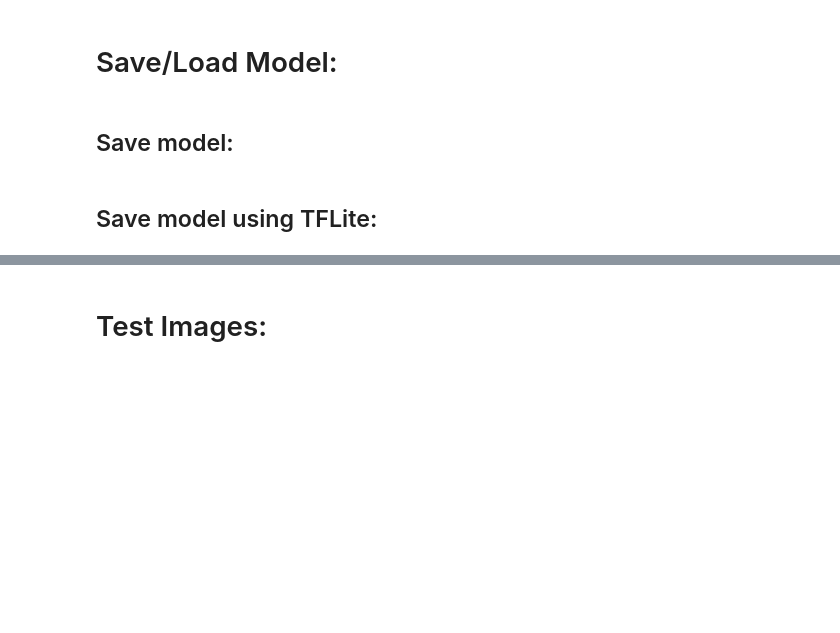
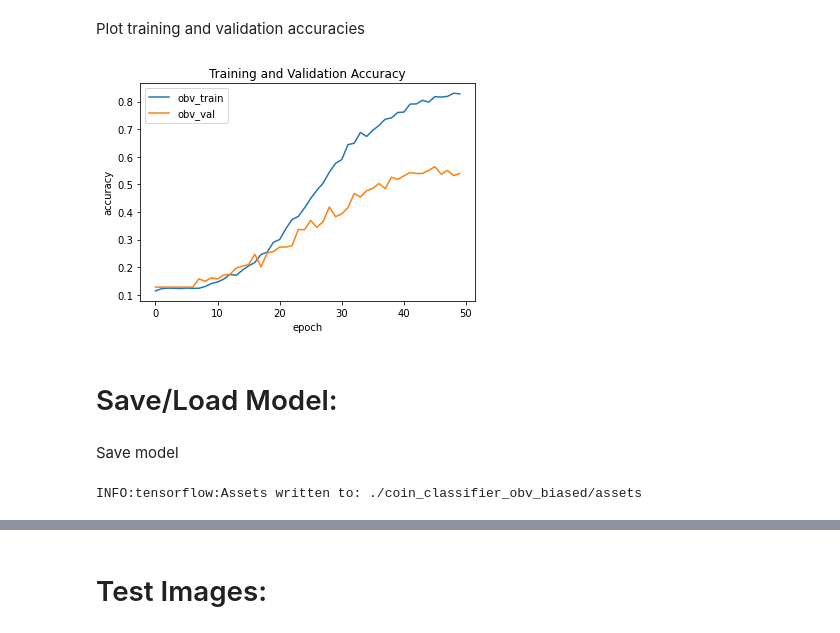
Before and after one commit to PScottZero/Numismatic, a Jupyter notebook: coin_classifier/coin_classifier.ipynb, the cells around one changed output, grey strips where cells are left out. Drawn from its saved outputs; the diff is of its cells as text; code cells hidden in the pictures; blank space fills up the shorter version.

```diff
--- a/coin_classifier/coin_classifier.ipynb
+++ b/coin_classifier/coin_classifier.ipynb
@@ -107,30 +88,24 @@ class RemoveRedundantChannels(layers.Layer):
 # %%
 model = models.Sequential([
-  layers.Conv2D(128, (3, 3), activation='relu', input_shape=(img_size[0], img_size[1], 3), padding='same'),
-  layers.BatchNormalization(),
-  layers.Conv2D(128, (3, 3), activation='relu'),
-  layers.BatchNormalization(),
-  layers.MaxPooling2D((4, 4)),
-  layers.Dropout(0.1),
+  layers.Conv2D(64, (3, 3), activation='relu', padding='same', input_shape=img_size_with_channels),
+  layers.MaxPooling2D((2, 2)),
 
-  layers.Conv2D(256, (3, 3), activation='relu'),
-  layers.BatchNormalization(),
-  layers.Conv2D(256, (3, 3), activation='relu'),
-  layers.BatchNormalization(),
-  layers.MaxPooling2D((4, 4)),
-  layers.Dropout(0.25),
+  layers.Conv2D(64, (3, 3), activation='relu', padding='same'),
+  layers.MaxPooling2D((2, 2)),
 
-  layers.Conv2D(512, (3, 3), activation='relu'),
-  layers.BatchNormalization(),
-  layers.Conv2D(512, (3, 3), activation='relu'),
-  layers.BatchNormalization(),
-  layers.MaxPooling2D((4, 4)),
-  layers.Dropout(0.5),
+  layers.Conv2D(128, (3, 3), activation='relu', padding='same'),
+  layers.MaxPooling2D((2, 2)),
+
+  layers.Conv2D(128, (3, 3), activation='relu', padding='same'),
+  layers.MaxPooling2D((2, 2)),
+
+  layers.Conv2D(256, (3, 3), activation='relu', padding='same'),
+  layers.MaxPooling2D((2, 2)),
 
   layers.Flatten(),
   layers.Dense(1024, activation='relu'),
   layers.Dropout(0.5),
-  layers.Dense(84, activation='softmax'),
+  layers.Dense(len(labels), activation='softmax'),
 ])
 model.summary()
 # %% [output]
@@ -156,4 +129,4 @@ _________________________________________________________________
 # %%
 model.compile(optimizer='adam', loss='categorical_crossentropy', metrics=['accuracy'])
-model.fit(train_generator, validation_data=val_generator, epochs=10)
+history = model.fit(train_generator, validation_data=val_generator, epochs=50)
 # %% [output]
@@ -163,8 +151,20 @@ KeyboardInterrupt:
+# %% [markdown]
+Plot training and validation accuracies
+# %%
+plt.plot(history.history['accuracy'])
+plt.plot(history.history['val_accuracy'])
+plt.title('Training and Validation Accuracy')
+plt.xlabel('epoch')
+plt.ylabel('accuracy')
+plt.legend(['obv_train', 'obv_val'])
+plt.show()
+# %% [output]
+[figure, added]
 # %% [markdown]
 # Save/Load Model:
-# %% [markdown]
-## Save model:
+# %% [markdown]
+Save model
 # %%
-model.save('%s/coin_classifier_save' % base_dir)
+model.save(model_dir)
+# %% [output]
+INFO:tensorflow:Assets written to: ./coin_classifier_obv_biased/assets
-# %% [markdown]
-## Save model using TFLite:
```
Also changed, not shown: parts of 30 cells of this notebook, 40 other files.
